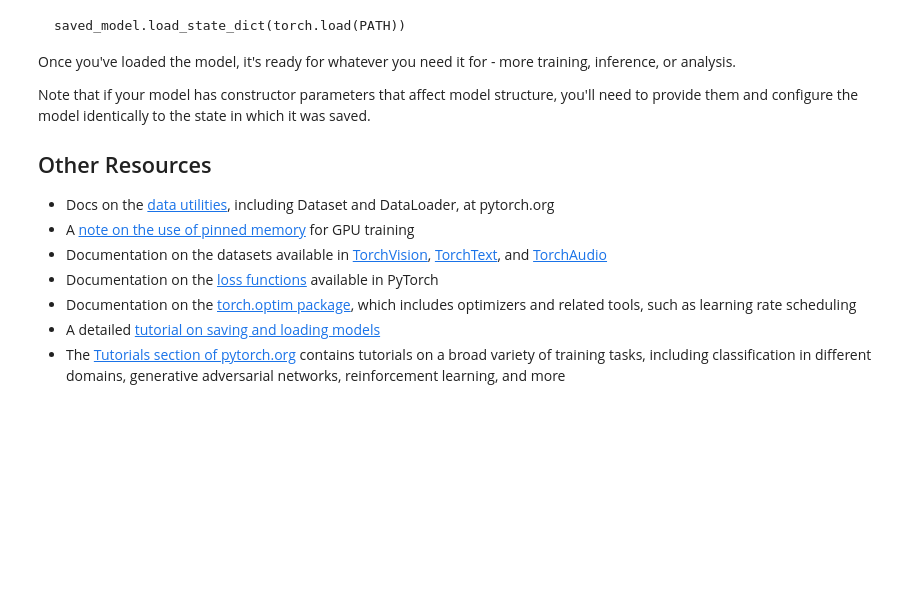
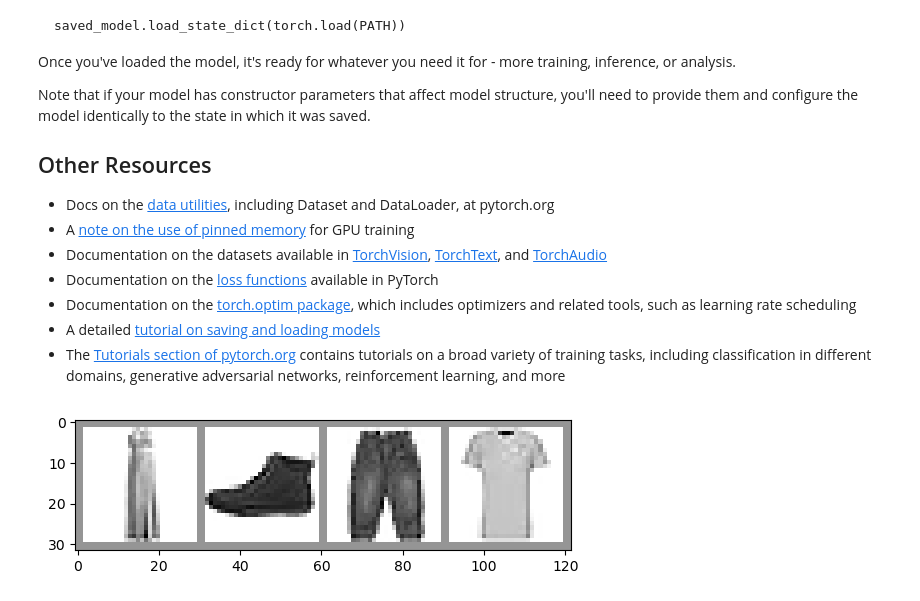
Before and after one commit to SadamHussain189/Pytorch-Tutorial, a Jupyter notebook: video_tutorial/tutorial6/tutorial6.ipynb, the cells around one changed output. Drawn from its saved outputs; the diff is of its cells as text; code cells hidden in the pictures; blank space fills up the shorter version.

```diff
--- a/video_tutorial/tutorial6/tutorial6.ipynb
+++ b/video_tutorial/tutorial6/tutorial6.ipynb
@@ -286,3 +286,8 @@ Note that if your model has constructor parameters that affect model structure,
 * Documentation on the [torch.optim package](https://pytorch.org/docs/stable/optim.html), which includes optimizers and related tools, such as learning rate scheduling
 * A detailed [tutorial on saving and loading models](https://pytorch.org/tutorials/beginner/saving_loading_models.html)
 * The [Tutorials section of pytorch.org](https://pytorch.org/tutorials/) contains tutorials on a broad variety of training tasks, including classification in different domains, generative adversarial networks, reinforcement learning, and more
+# %%
+img_grid = torchvision.utils.make_grid(images)
+matplotlib_imshow(img_grid, one_channel=True)
+# %% [output]
+[figure, added]
```
Also changed, not shown: parts of 5 cells of this notebook, 2 other files.
